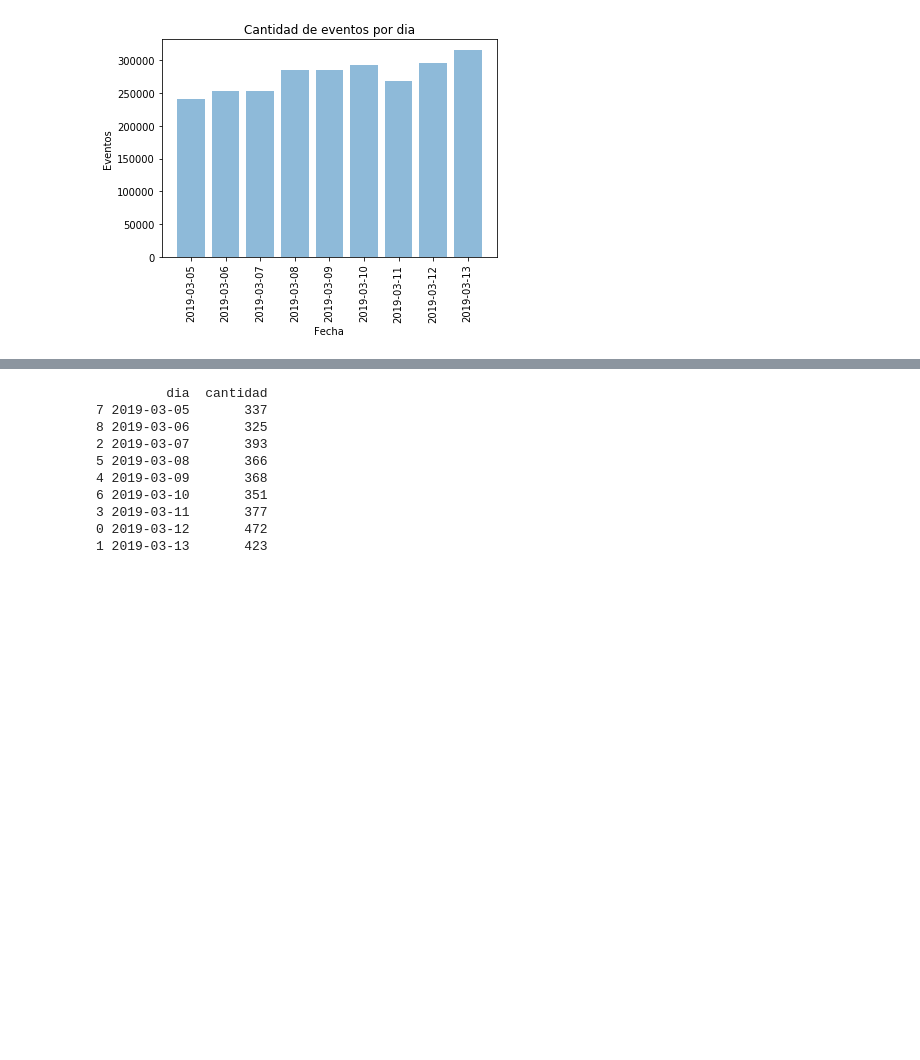
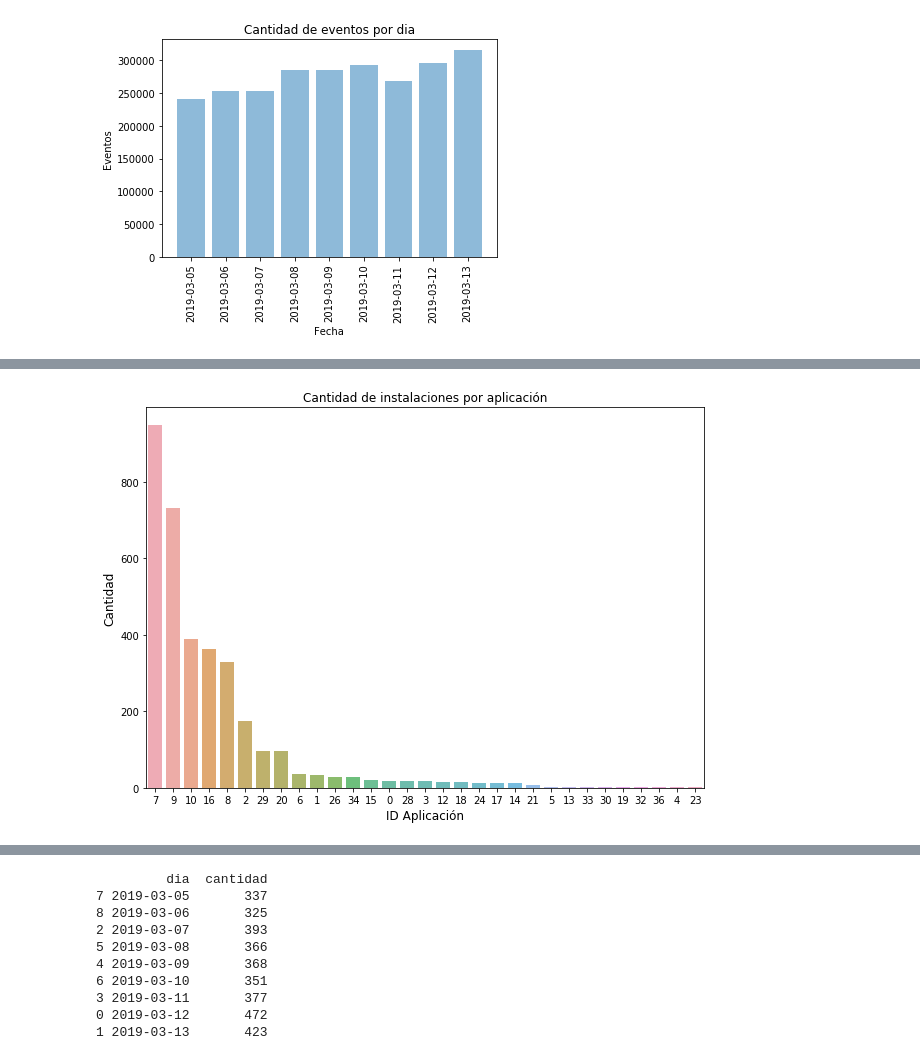
Before and after one commit to yanetrodriguez25/TpJampp, a Jupyter notebook: Tp1.ipynb, the cells around one changed output, grey strips where cells are left out. Saved outputs shown, nothing was run; the diff lists cells and outputs as text; code cells hidden in the pictures; blank space fills up the shorter version.

```diff
--- a/Tp1.ipynb
+++ b/Tp1.ipynb
@@ -603,0 +778,13 @@ Name: attributed, dtype: int64
+# %%
+#Obtenemos la cantidad de instalaciones por aplicación
+app_count  = df_installs['application_id'].value_counts(sort=True).reset_index().sort_values(['application_id'],ascending=False)
+
+plt.figure(figsize=(10,7))
+ax = sns.barplot(app_count.index, app_count.application_id, alpha=0.8)
+ax.set_xticklabels(app_count['index'])
+plt.title('Cantidad de instalaciones por aplicación')
+plt.ylabel('Cantidad', fontsize=12)
+plt.xlabel('ID Aplicación', fontsize=12)
+plt.show()
+# %% [output]
+[figure, added]
```
Also changed, not shown: parts of 46 cells of this notebook.
